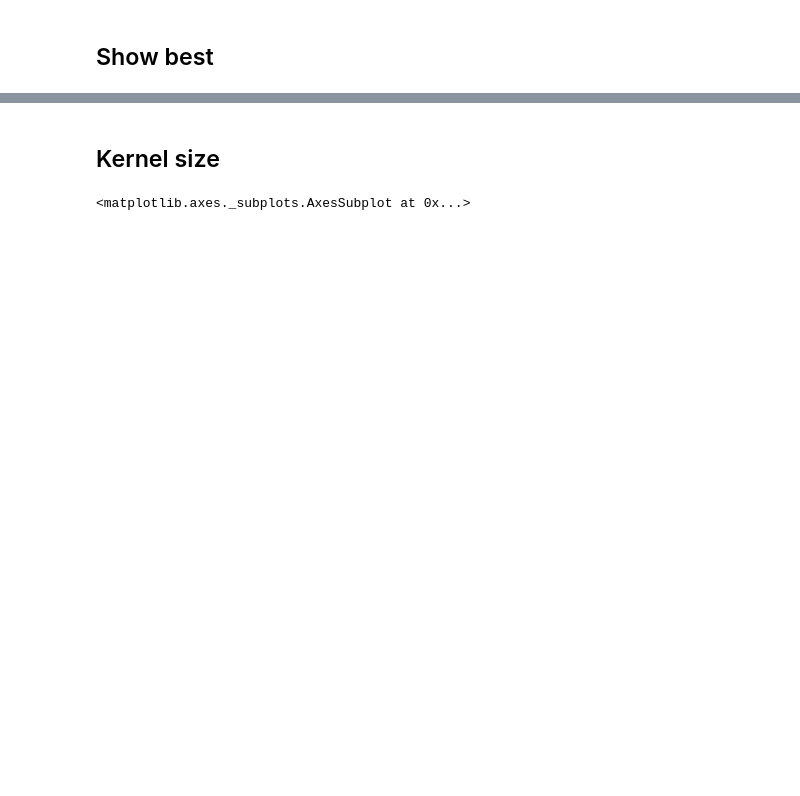
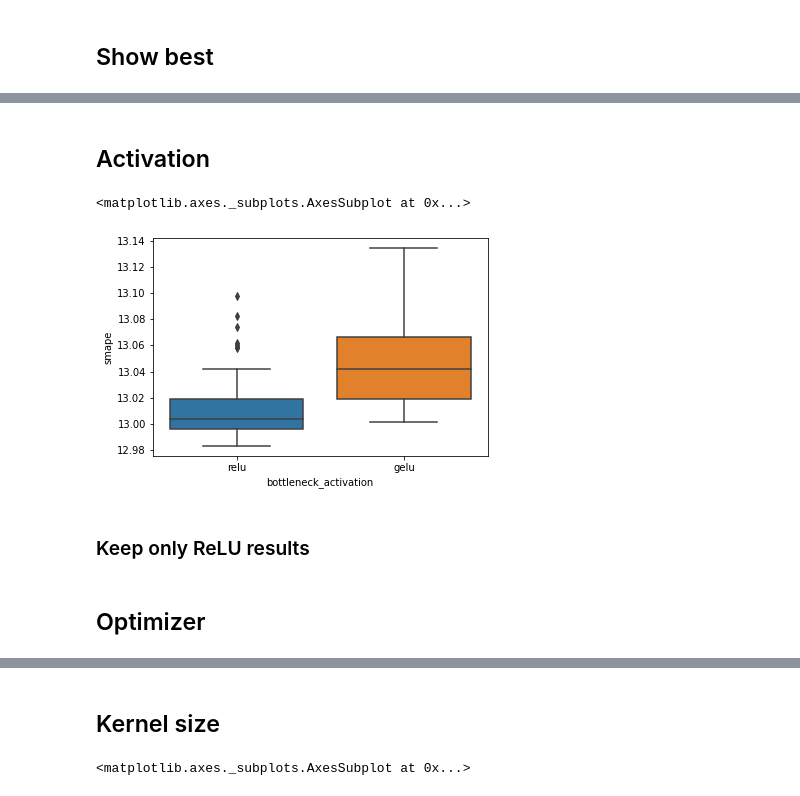
Before and after one commit to djib2011/forecasting, a Jupyter notebook: analysis/explore_results_conv.ipynb, the cells around one changed output, grey strips where cells are left out. Saved outputs shown, nothing was run; the diff lists cells and outputs as text; code cells hidden in the pictures; blank space fills up the shorter version.

```diff
--- a/analysis/explore_results_conv.ipynb
+++ b/analysis/explore_results_conv.ipynb
@@ -81,0 +89,9 @@ df.sort_values(by='smape').head()
+# %% [markdown]
+## Activation
+# %%
+sns.boxplot(x='bottleneck_activation', y='smape', data=df[df['optimizer'] == 'adam'])
+# %% [output]
+<matplotlib.axes._subplots.AxesSubplot at 0x...>
+[figure, added]
+# %% [markdown]
+### Keep only ReLU results
@@ -81,0 +100,2 @@ df.sort_values(by='smape').head()
+# %% [markdown]
+## Optimizer
```
Also changed, not shown: parts of 18 cells of this notebook, 3 other files.
